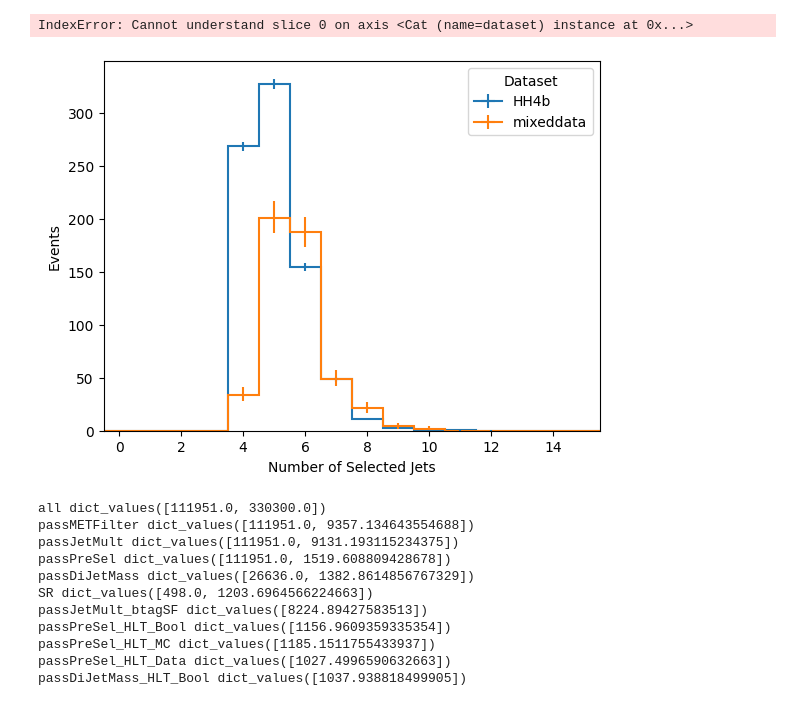
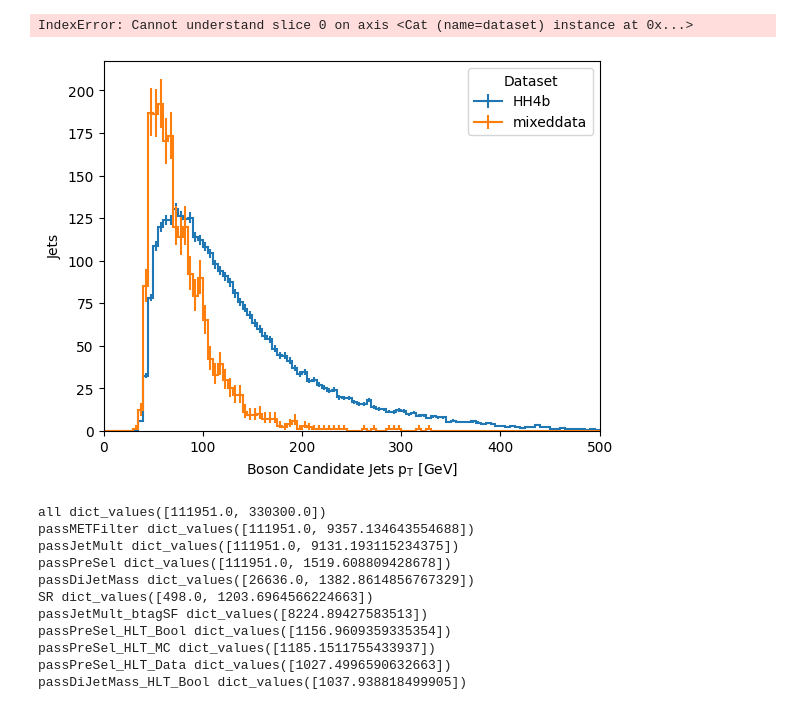
Before and after one commit to alefisico/coffea4bees, a Jupyter notebook: analysis/SimplePlots.ipynb, the cells around one changed output. Saved outputs shown, nothing was run; the diff lists cells and outputs as text; code cells hidden in the pictures.

Commit message:
update plots

```diff
--- a/analysis/SimplePlots.ipynb
+++ b/analysis/SimplePlots.ipynb
@@ -40,9 +40,9 @@ hists['hists']['JES_Central']['passPreSel']['fourTag']['SR']['v4j.mass'][0]
 # %% [output]
 IndexError: Cannot understand slice 0 on axis <Cat (name=dataset) instance at 0x...>
 # %%
-ax = hist.plot1d(hists['hists']['JES_Central']['passPreSel']['fourTag']['SR']['nJet_selected'], overlay='dataset')
+ax = hist.plot1d(hists['hists']['JES_Central']['passPreSel']['fourTag']['SR']['canJet.pt'], overlay='dataset')
 # %% [output]
-[figure, old version]
+[figure, new version]
 # %%
 for i,j in hists['cutflow']['JES_Central']['fourTag'].items():
     print(i,j.values())
```
Also changed, not shown: 1 other file.
